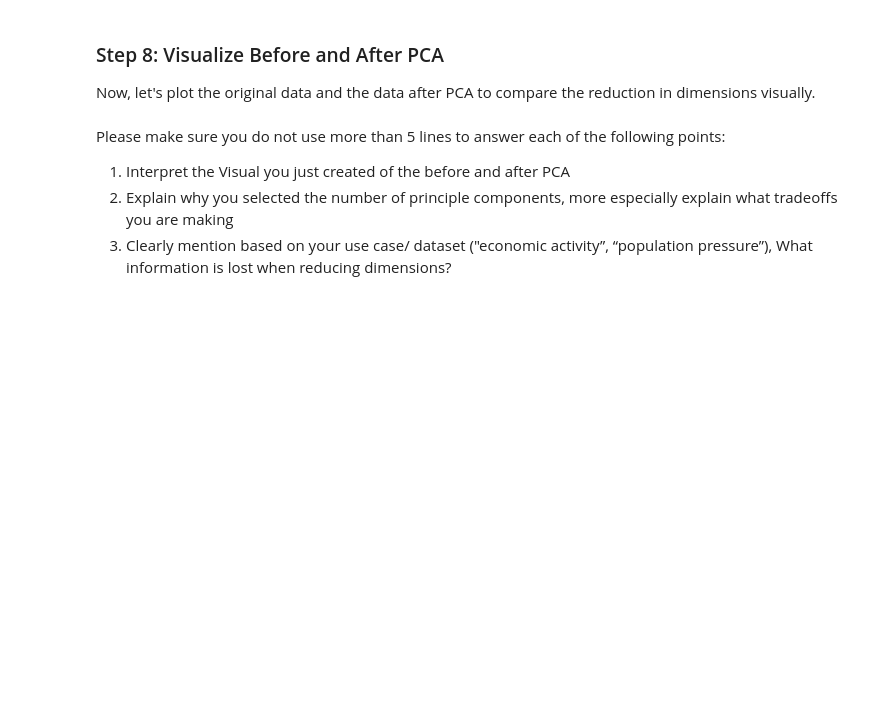
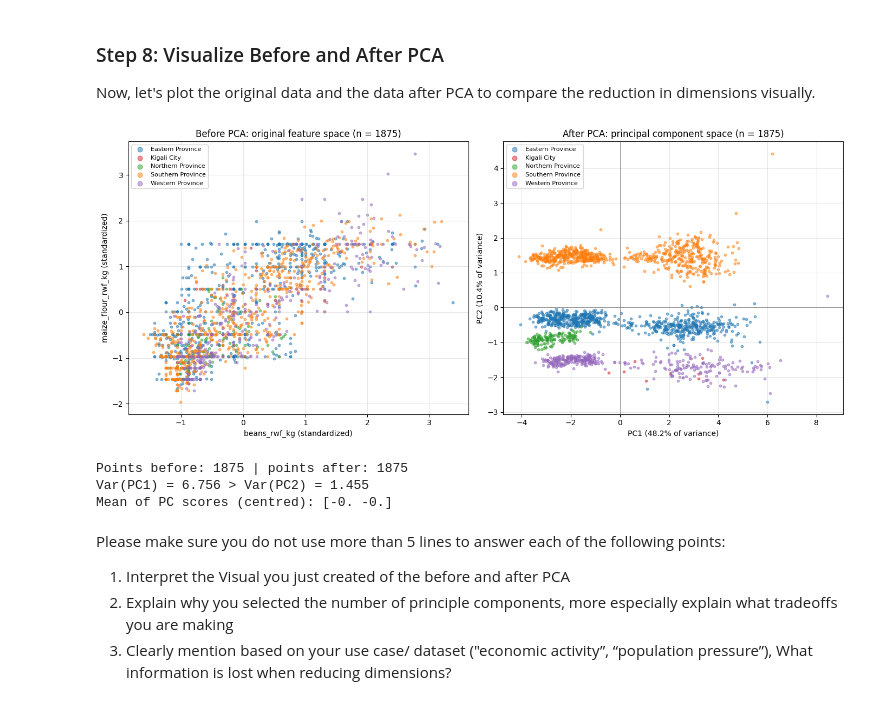
Before and after one commit to Abdull-Kudus/pca-rwanda-food-prices, a Jupyter notebook: PCA_Formative_1_Rwanda_Food_Prices.ipynb, the cells around one changed output. Drawn from its saved outputs; the diff is of its cells as text; code cells hidden in the pictures; blank space fills up the shorter version.

Commit message:
chore: step 8 visualize before and after

```diff
--- a/PCA_Formative_1_Rwanda_Food_Prices.ipynb
+++ b/PCA_Formative_1_Rwanda_Food_Prices.ipynb
@@ -467,3 +459,40 @@ Now, let's plot the original data and the data after PCA to compare the reductio
+# %%
+# Step 8: Visualize Before and After PCA
+colors = {'Eastern Province': '#1f77b4', 'Kigali City': '#d62728',
+          'Northern Province': '#2ca02c', 'Southern Province': '#ff7f0e', 'Western Province': '#9467bd'}
+
+fi, fj = feature_names.index('beans_rwf_kg'), feature_names.index('maize_flour_rwf_kg')
+
+fig, ax = plt.subplots(1, 2, figsize=(14, 6))
+
+# Plot original data (two original features)
+for p, c in colors.items():
+    m = province == p
+    ax[0].scatter(standardized_data[m, fi], standardized_data[m, fj], s=10, alpha=0.5, c=c, label=p)
+ax[0].set(title=f'Before PCA: original feature space (n = {len(X)})',
+          xlabel='beans_rwf_kg (standardized)', ylabel='maize_flour_rwf_kg (standardized)')
+
+# Plot reduced data after PCA
+for p, c in colors.items():
+    m = province == p
+    ax[1].scatter(reduced_data[m, 0], reduced_data[m, 1], s=10, alpha=0.5, c=c, label=p)
+ax[1].axhline(0, color='gray', lw=0.6); ax[1].axvline(0, color='gray', lw=0.6)
+ax[1].set(title=f'After PCA: principal component space (n = {len(reduced_data)})',
+          xlabel=f'PC1 ({explained_variance_ratio[0]:.1%} of variance)',
+          ylabel=f'PC2 ({explained_variance_ratio[1]:.1%} of variance)')
+
+for a in ax:
+    a.legend(markerscale=2, fontsize=8); a.grid(alpha=0.3)
+plt.tight_layout(); plt.show()
+
+print('Points before:', len(X), '| points after:', len(reduced_data))
+print(f'Var(PC1) = {reduced_data[:, 0].var(ddof=1):.3f} > Var(PC2) = {reduced_data[:, 1].var(ddof=1):.3f}')
+print('Mean of PC scores (centred):', reduced_data[:, :2].mean(axis=0).round(6))
+# %% [output]
+[figure, added]
+Points before: 1875 | points after: 1875
+Var(PC1) = 6.756 > Var(PC2) = 1.455
+Mean of PC scores (centred): [-0. -0.]
 # %% [markdown]
 Please make sure you do not use more than 5 lines to answer each of the following points:
 
```
Also changed, not shown: parts of 1 cell of this notebook.
